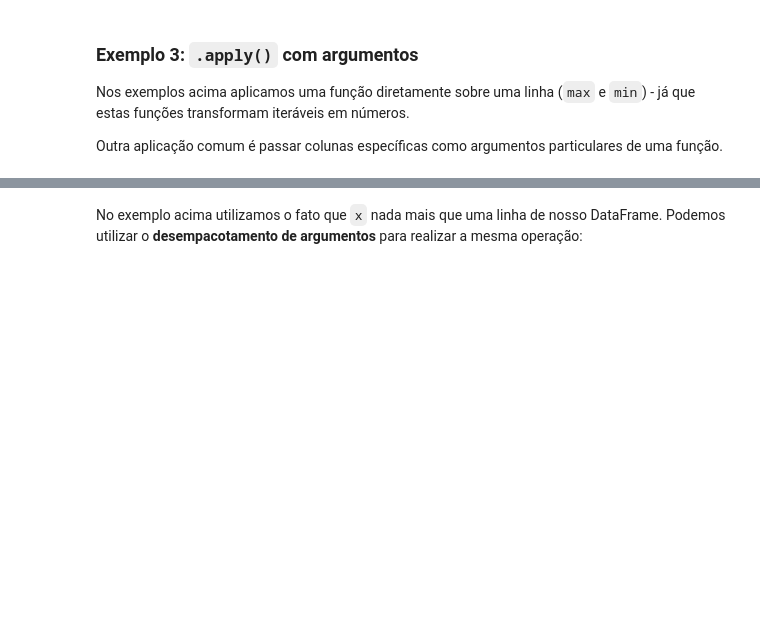
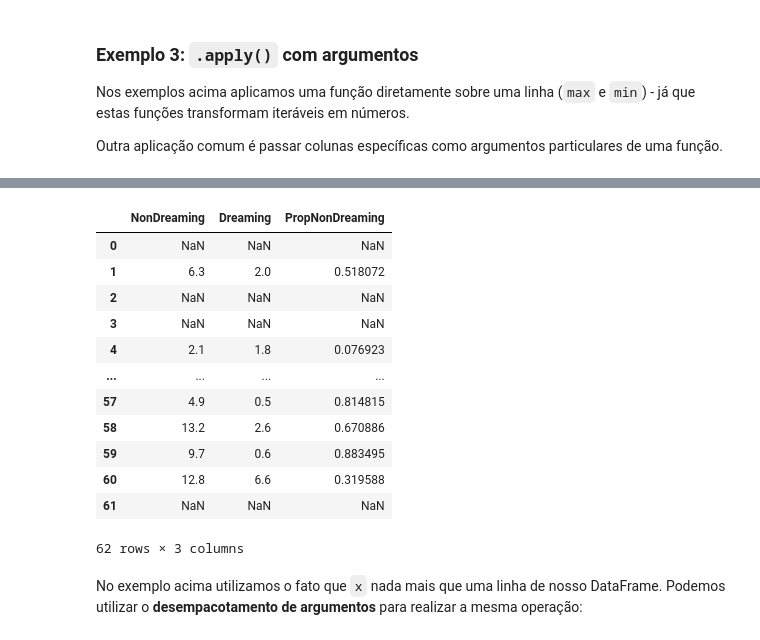
Before and after one commit to sadguilherme/99_PT_JAN2023, a Jupyter notebook: aulas/20230218 Functional Paradigm.ipynb, the cells around one changed output, grey strips where cells are left out. Saved outputs shown, nothing was run; the diff lists cells and outputs as text; code cells hidden in the pictures; blank space fills up the shorter version.

```diff
--- a/aulas/20230218 Functional Paradigm.ipynb
+++ b/aulas/20230218 Functional Paradigm.ipynb
@@ -339,7 +560,7 @@ Nos exemplos acima aplicamos uma função diretamente sobre uma linha (`max` e `
 
 Outra aplicação comum é passar colunas específicas como argumentos particulares de uma função.
 # %%
-def diff_prop(x, y):
+def diff_prop(a, b):
     '''
     Calcula (x-y)/(x+y).
     Arguments:
@@ -348,7 +569,7 @@ def diff_prop(x, y):
     Returns:
         Float
     '''
-    return (x-y)/(x+y)
+    return (a-b)/(a+b)
 # %%
 tb_sleep.apply(
     lambda x: diff_prop(x['NonDreaming'], x['Dreaming']), axis=1
@@ -356,3 +590,22 @@ tb_sleep.apply(
+# %%
+tb_sleep["PropNonDreaming"] = tb_sleep.apply(
+    lambda x: diff_prop(x['NonDreaming'], x['Dreaming']), axis=1
+)
+tb_sleep[["NonDreaming", "Dreaming", "PropNonDreaming"]]
+# %% [output]
+|  | NonDreaming | Dreaming | PropNonDreaming |
+| 0 | NaN | NaN | NaN |
+| 1 | 6.3 | 2.0 | 0.518072 |
+| 2 | NaN | NaN | NaN |
+| 3 | NaN | NaN | NaN |
+| 4 | 2.1 | 1.8 | 0.076923 |
+| ... | ... | ... | ... |
+| 57 | 4.9 | 0.5 | 0.814815 |
+| 58 | 13.2 | 2.6 | 0.670886 |
+| 59 | 9.7 | 0.6 | 0.883495 |
+| 60 | 12.8 | 6.6 | 0.319588 |
+| 61 | NaN | NaN | NaN |
+62 rows × 3 columns
 # %% [markdown]
 No exemplo acima utilizamos o fato que `x` nada mais que uma linha de nosso DataFrame. Podemos utilizar o **desempacotamento de argumentos** para realizar a mesma operação:
 # %%
```
Also changed, not shown: parts of 58 cells of this notebook.
